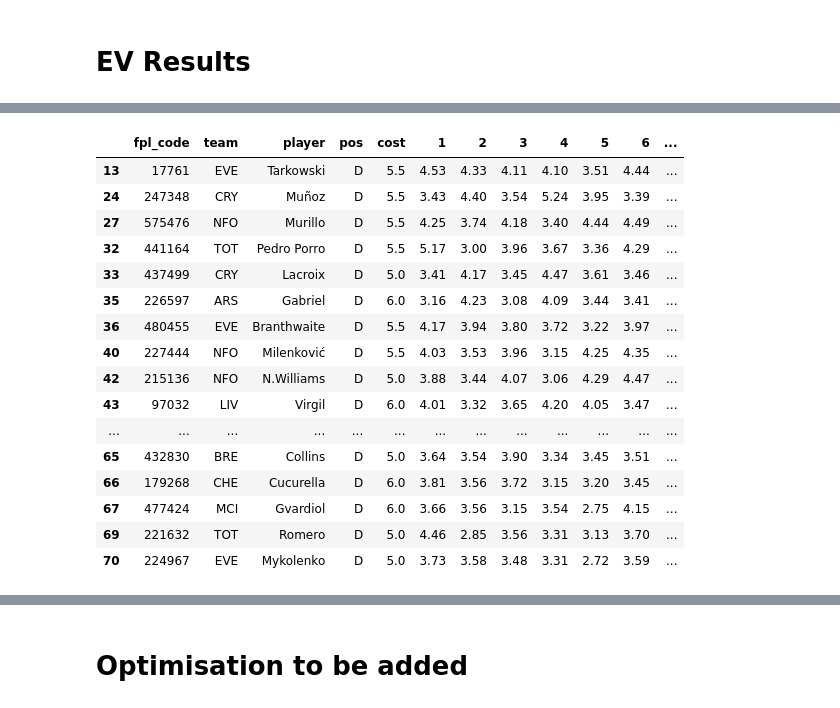
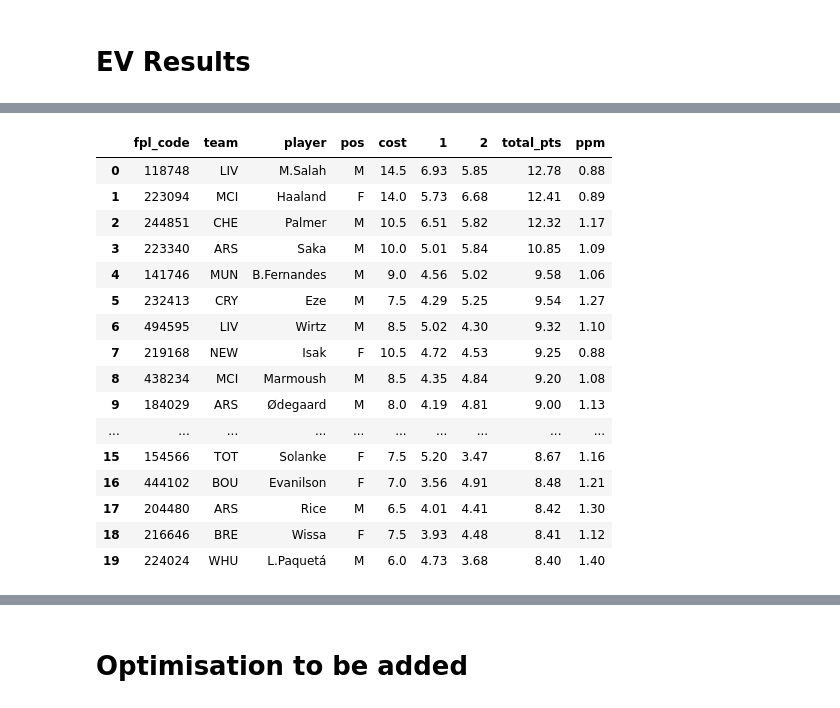
Before and after one commit to SamTroy/multi_ff_opt, a Jupyter notebook: run/run.ipynb, the cells around one changed output, grey strips where cells are left out. Saved outputs shown, nothing was run; the diff lists cells and outputs as text; code cells hidden in the pictures.

```diff
--- a/run/run.ipynb
+++ b/run/run.ipynb
@@ -1341,7 +1339,7 @@ def red_line_viz(format='tff', pos_group=None):
 # %% [markdown]
 # EV Results
 # %%
-ev_results = generate_ev(last_date=10, xmin_cutoff=10, aux_weight=0.7, formats=['fpl','tff', 'sdt', 'cff', 'fanteam'],
+ev_results = generate_ev(last_date=2, xmin_cutoff=10, aux_weight=0.7, formats=['fpl','tff', 'sdt', 'cff', 'fanteam'],
                          write_to_csv=True, write_to_excel=True)
 # %% [output]
 Using minutes from ../input_data/fplreview.csv
@@ -1414,24 +1412,25 @@ FANTEAM
 # %%
 df = ev_results['fpl_ev']
 df.loc[df['pos']=='D'].head(20)
+df.head(20)
 # %% [output]
-|  | fpl_code | team | player | pos | cost | 1 | 2 | 3 | 4 | 5 | 6 | ... |
-| 13 | 17761 | EVE | Tarkowski | D | 5.5 | 4.53 | 4.33 | 4.11 | 4.10 | 3.51 | 4.44 | ... |
-| 24 | 247348 | CRY | Muñoz | D | 5.5 | 3.43 | 4.40 | 3.54 | 5.24 | 3.95 | 3.39 | ... |
-| 27 | 575476 | NFO | Murillo | D | 5.5 | 4.25 | 3.74 | 4.18 | 3.40 | 4.44 | 4.49 | ... |
-| 32 | 441164 | TOT | Pedro Porro | D | 5.5 | 5.17 | 3.00 | 3.96 | 3.67 | 3.36 | 4.29 | ... |
-| 33 | 437499 | CRY | Lacroix | D | 5.0 | 3.41 | 4.17 | 3.45 | 4.47 | 3.61 | 3.46 | ... |
-| 35 | 226597 | ARS | Gabriel | D | 6.0 | 3.16 | 4.23 | 3.08 | 4.09 | 3.44 | 3.41 | ... |
-| 36 | 480455 | EVE | Branthwaite | D | 5.5 | 4.17 | 3.94 | 3.80 | 3.72 | 3.22 | 3.97 | ... |
-| 40 | 227444 | NFO | Milenković | D | 5.5 | 4.03 | 3.53 | 3.96 | 3.15 | 4.25 | 4.35 | ... |
-| 42 | 215136 | NFO | N.Williams | D | 5.0 | 3.88 | 3.44 | 4.07 | 3.06 | 4.29 | 4.47 | ... |
-| 43 | 97032 | LIV | Virgil | D | 6.0 | 4.01 | 3.32 | 3.65 | 4.20 | 4.05 | 3.47 | ... |
-| ... | ... | ... | ... | ... | ... | ... | ... | ... | ... | ... | ... | ... |
-| 65 | 432830 | BRE | Collins | D | 5.0 | 3.64 | 3.54 | 3.90 | 3.34 | 3.45 | 3.51 | ... |
-| 66 | 179268 | CHE | Cucurella | D | 6.0 | 3.81 | 3.56 | 3.72 | 3.15 | 3.20 | 3.45 | ... |
-| 67 | 477424 | MCI | Gvardiol | D | 6.0 | 3.66 | 3.56 | 3.15 | 3.54 | 2.75 | 4.15 | ... |
-| 69 | 221632 | TOT | Romero | D | 5.0 | 4.46 | 2.85 | 3.56 | 3.31 | 3.13 | 3.70 | ... |
-| 70 | 224967 | EVE | Mykolenko | D | 5.0 | 3.73 | 3.58 | 3.48 | 3.31 | 2.72 | 3.59 | ... |
+|  | fpl_code | team | player | pos | cost | 1 | 2 | total_pts | ppm |
+| 0 | 118748 | LIV | M.Salah | M | 14.5 | 6.93 | 5.85 | 12.78 | 0.88 |
+| 1 | 223094 | MCI | Haaland | F | 14.0 | 5.73 | 6.68 | 12.41 | 0.89 |
+| 2 | 244851 | CHE | Palmer | M | 10.5 | 6.51 | 5.82 | 12.32 | 1.17 |
+| 3 | 223340 | ARS | Saka | M | 10.0 | 5.01 | 5.84 | 10.85 | 1.09 |
+| 4 | 141746 | MUN | B.Fernandes | M | 9.0 | 4.56 | 5.02 | 9.58 | 1.06 |
+| 5 | 232413 | CRY | Eze | M | 7.5 | 4.29 | 5.25 | 9.54 | 1.27 |
+| 6 | 494595 | LIV | Wirtz | M | 8.5 | 5.02 | 4.30 | 9.32 | 1.10 |
+| 7 | 219168 | NEW | Isak | F | 10.5 | 4.72 | 4.53 | 9.25 | 0.88 |
+| 8 | 438234 | MCI | Marmoush | M | 8.5 | 4.35 | 4.84 | 9.20 | 1.08 |
+| 9 | 184029 | ARS | Ødegaard | M | 8.0 | 4.19 | 4.81 | 9.00 | 1.13 |
+| ... | ... | ... | ... | ... | ... | ... | ... | ... | ... |
+| 15 | 154566 | TOT | Solanke | F | 7.5 | 5.20 | 3.47 | 8.67 | 1.16 |
+| 16 | 444102 | BOU | Evanilson | F | 7.0 | 3.56 | 4.91 | 8.48 | 1.21 |
+| 17 | 204480 | ARS | Rice | M | 6.5 | 4.01 | 4.41 | 8.42 | 1.30 |
+| 18 | 216646 | BRE | Wissa | F | 7.5 | 3.93 | 4.48 | 8.41 | 1.12 |
+| 19 | 224024 | WHU | L.Paquetá | M | 6.0 | 4.73 | 3.68 | 8.40 | 1.40 |
 # %%
 make_cap_matrix(format='cff', max_ev_diff=1)
 # %% [output]
```
Also changed, not shown: parts of 4 cells of this notebook, 8 other files.
